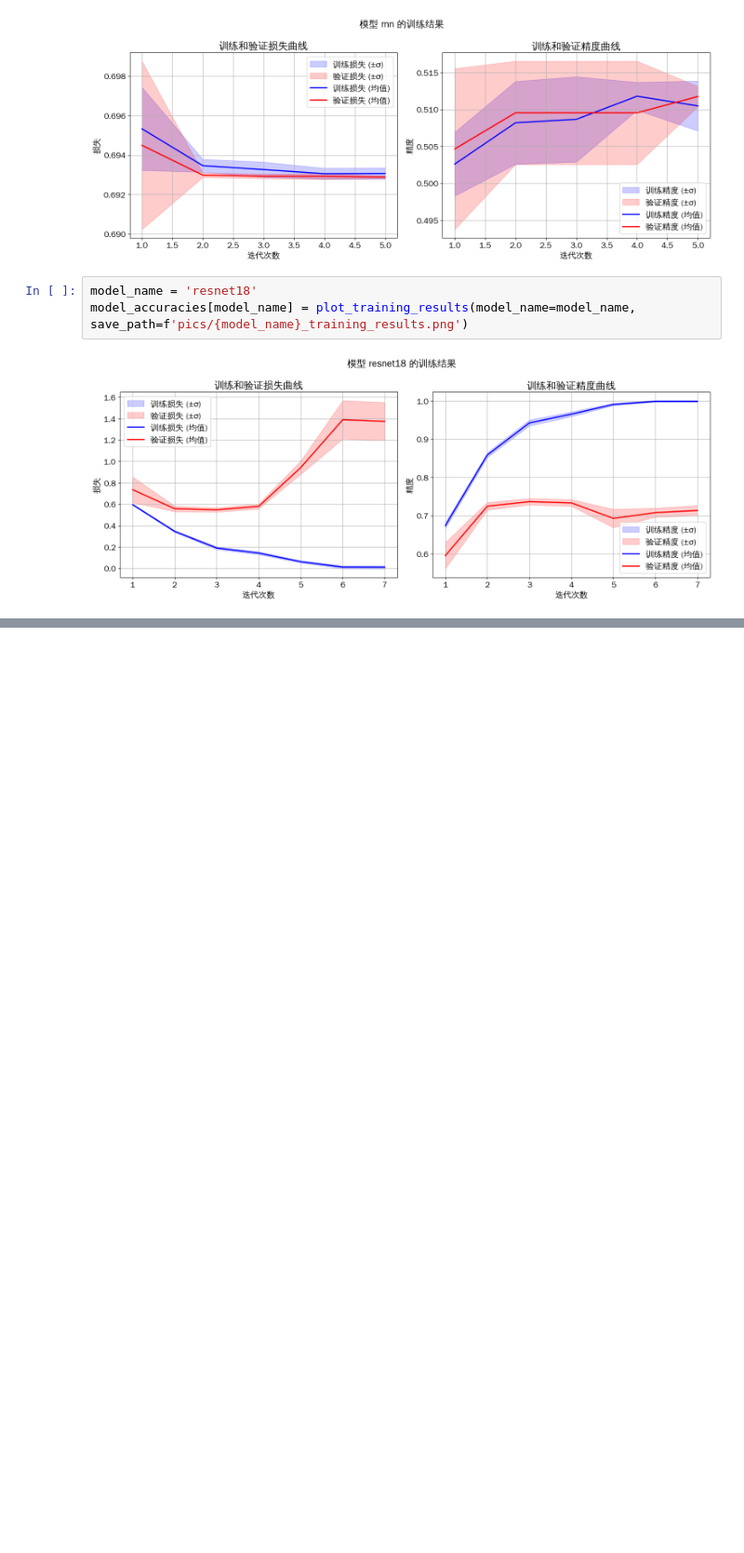
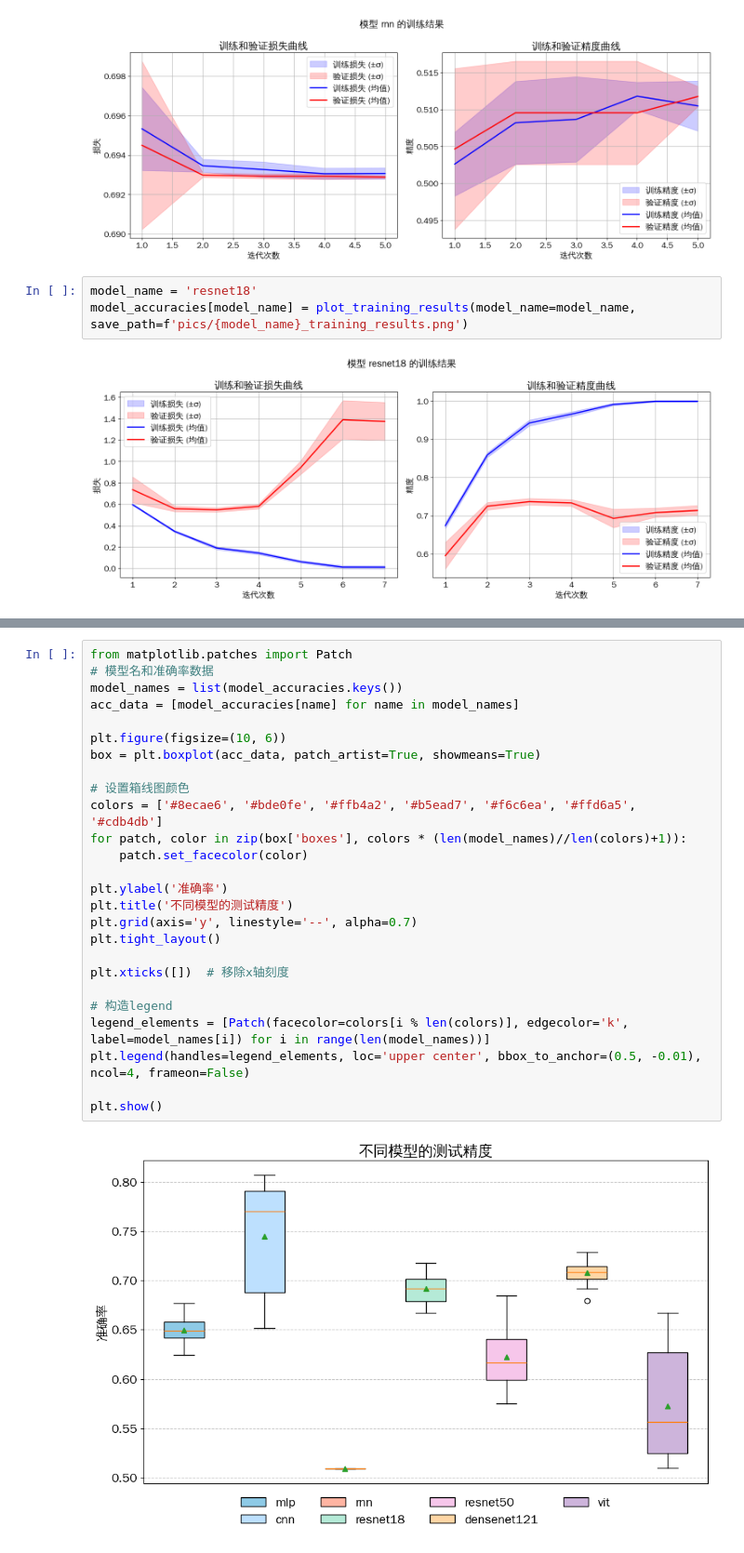
Before and after one commit to otanaaa/BME_10_project, a Jupyter notebook: draw_results.ipynb, the cells around one changed output, grey strips where cells are left out. Shown at 93% size. Cells and saved outputs as stored; diff of their text form; blank space fills up the shorter version.

```diff
--- a/draw_results.ipynb
+++ b/draw_results.ipynb
@@ -212,0 +228,28 @@ model_accuracies[model_name] = plot_training_results(model_name=model_name, save
+# %%
+from matplotlib.patches import Patch
+# 模型名和准确率数据
+model_names = list(model_accuracies.keys())
+acc_data = [model_accuracies[name] for name in model_names]
+
+plt.figure(figsize=(10, 6))
+box = plt.boxplot(acc_data, patch_artist=True, showmeans=True)
+
+# 设置箱线图颜色
+colors = ['#8ecae6', '#bde0fe', '#ffb4a2', '#b5ead7', '#f6c6ea', '#ffd6a5', '#cdb4db']
+for patch, color in zip(box['boxes'], colors * (len(model_names)//len(colors)+1)):
+    patch.set_facecolor(color)
+
+plt.ylabel('准确率')
+plt.title('不同模型的测试精度')
+plt.grid(axis='y', linestyle='--', alpha=0.7)
+plt.tight_layout()
+
+plt.xticks([])  # 移除x轴刻度
+
+# 构造legend
+legend_elements = [Patch(facecolor=colors[i % len(colors)], edgecolor='k', label=model_names[i]) for i in range(len(model_names))]
+plt.legend(handles=legend_elements, loc='upper center', bbox_to_anchor=(0.5, -0.01), ncol=4, frameon=False)
+
+plt.show()
+# %% [output]
+[figure, added]
```
Also changed, not shown: parts of 3 cells of this notebook, 3 other files.
